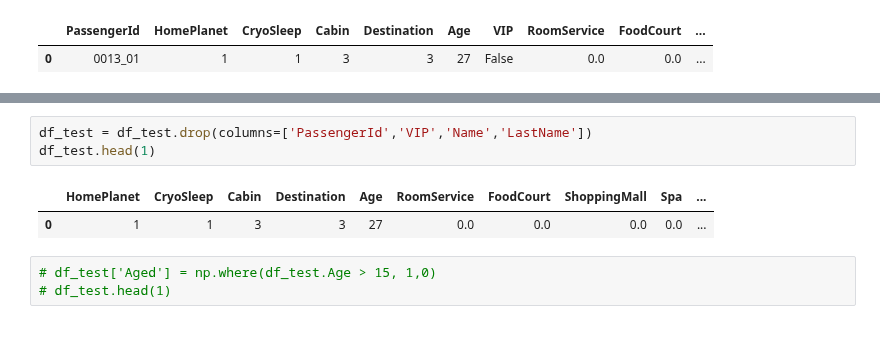
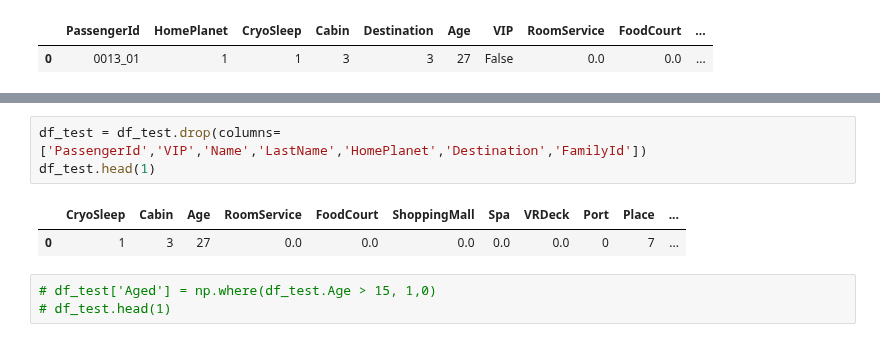
Before and after one commit to Sadeqsoli/SpaceTitanicSurvivors, a Jupyter notebook: spacetitanicsurvivors.ipynb, the cells around one changed output, grey strips where cells are left out. Saved outputs shown, nothing was run; the diff lists cells and outputs as text.

```diff
--- a/spacetitanicsurvivors.ipynb
+++ b/spacetitanicsurvivors.ipynb
@@ -629,11 +651,11 @@ Data columns (total 18 columns):
 dtypes: Int64(7), float64(5), int64(2), object(4)
 memory usage: 649.5+ KB
 # %%
-df_test = df_test.drop(columns=['PassengerId','VIP','Name','LastName'])
+df_test = df_test.drop(columns=['PassengerId','VIP','Name','LastName','HomePlanet','Destination','FamilyId'])
 df_test.head(1)
 # %% [output]
-|  | HomePlanet | CryoSleep | Cabin | Destination | Age | RoomService | FoodCourt | ShoppingMall | Spa | ... |
-| 0 | 1 | 1 | 3 | 3 | 27 | 0.0 | 0.0 | 0.0 | 0.0 | ... |
+|  | CryoSleep | Cabin | Age | RoomService | FoodCourt | ShoppingMall | Spa | VRDeck | Port | Place | ... |
+| 0 | 1 | 3 | 27 | 0.0 | 0.0 | 0.0 | 0.0 | 0.0 | 0 | 7 | ... |
 # %%
 # df_test['Aged'] = np.where(df_test.Age > 15, 1,0)
 # df_test.head(1)
```
Also changed, not shown: parts of 4 cells of this notebook.
